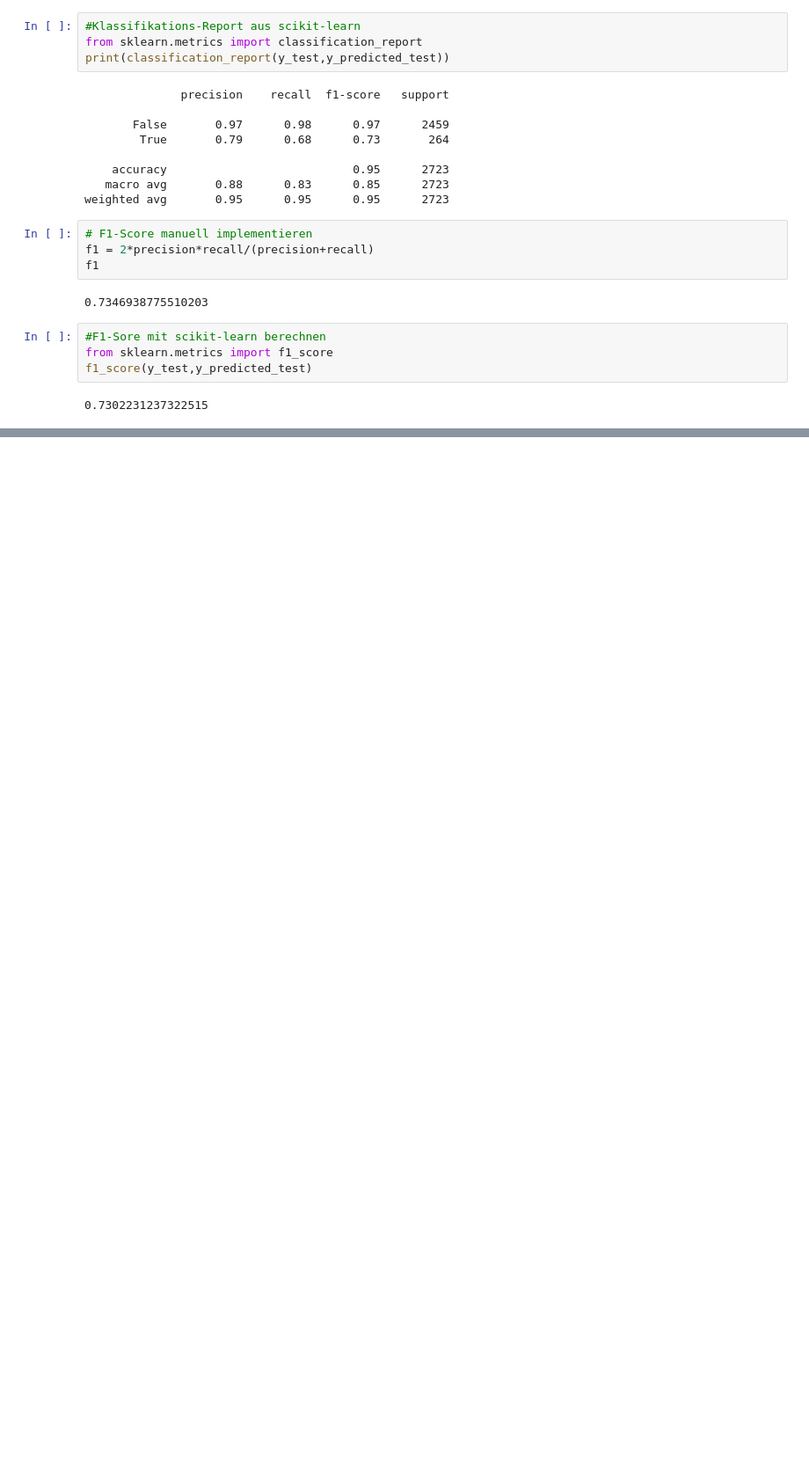
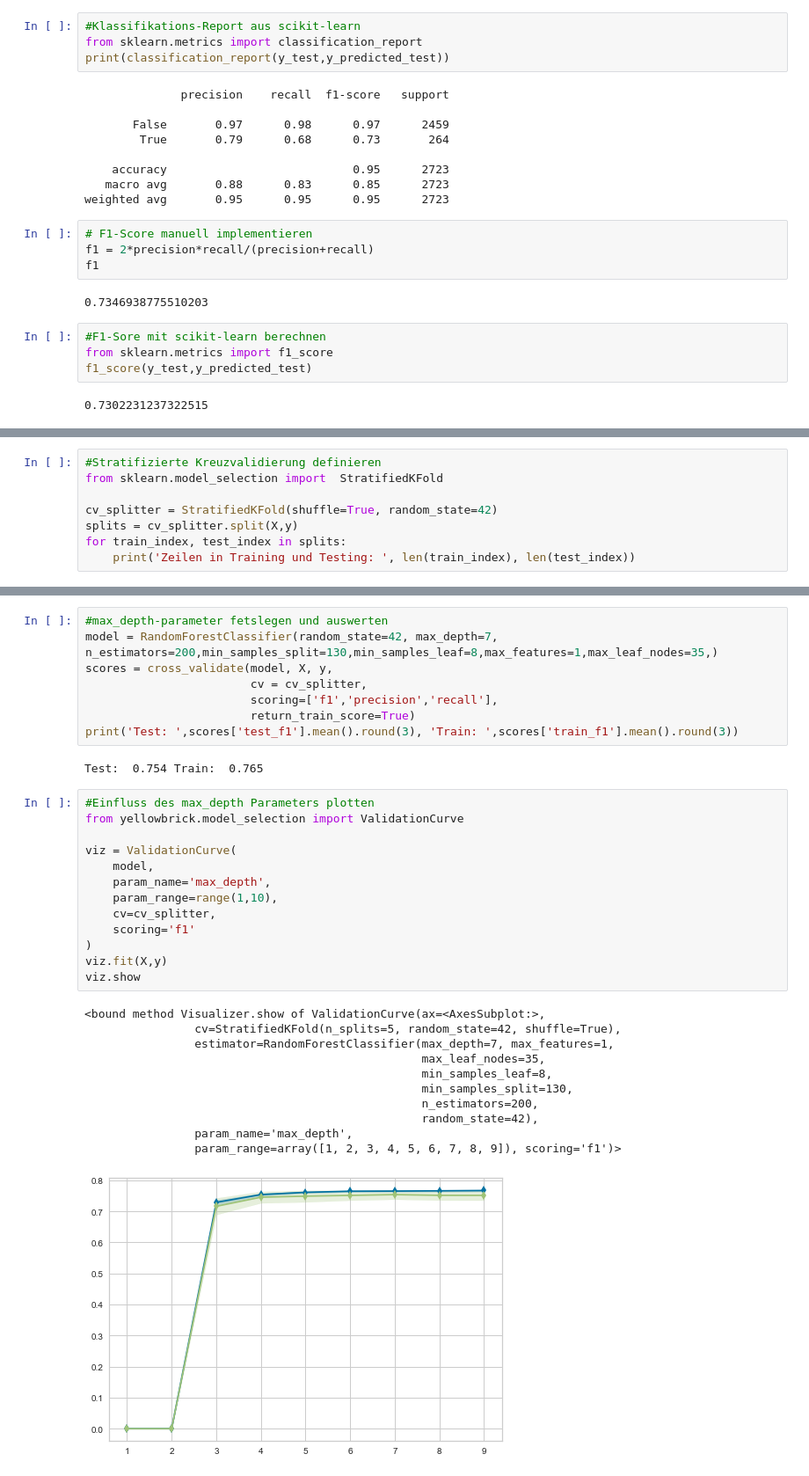
Before and after one commit to lukfr/biz_analytics_a_app, a Jupyter notebook: notebooks/data_modelling.ipynb, the cells around one changed output, grey strips where cells are left out. Shown: that part at 88% size. Saved outputs shown, nothing was run; the diff lists cells and outputs as text; blank space fills up the shorter version.

```diff
--- a/notebooks/data_modelling.ipynb
+++ b/notebooks/data_modelling.ipynb
@@ -298,0 +392,8 @@ f1_score(y_test,y_predicted_test)
+# %%
+#Stratifizierte Kreuzvalidierung definieren
+from sklearn.model_selection import  StratifiedKFold
+
+cv_splitter = StratifiedKFold(shuffle=True, random_state=42)
+splits = cv_splitter.split(X,y)
+for train_index, test_index in splits:
+    print('Zeilen in Training und Testing: ', len(train_index), len(test_index))
@@ -298,0 +426,35 @@ f1_score(y_test,y_predicted_test)
+# %%
+#max_depth-parameter fetslegen und auswerten
+model = RandomForestClassifier(random_state=42, max_depth=7, n_estimators=200,min_samples_split=130,min_samples_leaf=8,max_features=1,max_leaf_nodes=35,)
+scores = cross_validate(model, X, y,
+                        cv = cv_splitter,
+                        scoring=['f1','precision','recall'],
+                        return_train_score=True)
+print('Test: ',scores['test_f1'].mean().round(3), 'Train: ',scores['train_f1'].mean().round(3))
+# %% [output]
+Test:  0.754 Train:  0.765
+# %%
+#Einfluss des max_depth Parameters plotten
+from yellowbrick.model_selection import ValidationCurve
+
+viz = ValidationCurve(
+    model,
+    param_name='max_depth',
+    param_range=range(1,10),
+    cv=cv_splitter,
+    scoring='f1'
+)
+viz.fit(X,y)
+viz.show
+# %% [output]
+<bound method Visualizer.show of ValidationCurve(ax=<AxesSubplot:>,
+                cv=StratifiedKFold(n_splits=5, random_state=42, shuffle=True),
+                estimator=RandomForestClassifier(max_depth=7, max_features=1,
+                                                 max_leaf_nodes=35,
+                                                 min_samples_leaf=8,
+                                                 min_samples_split=130,
+                                                 n_estimators=200,
+                                                 random_state=42),
+                param_name='max_depth',
+                param_range=array([1, 2, 3, 4, 5, 6, 7, 8, 9]), scoring='f1')>
+[figure, added]
```
Also changed, not shown: parts of 10 cells of this notebook.
